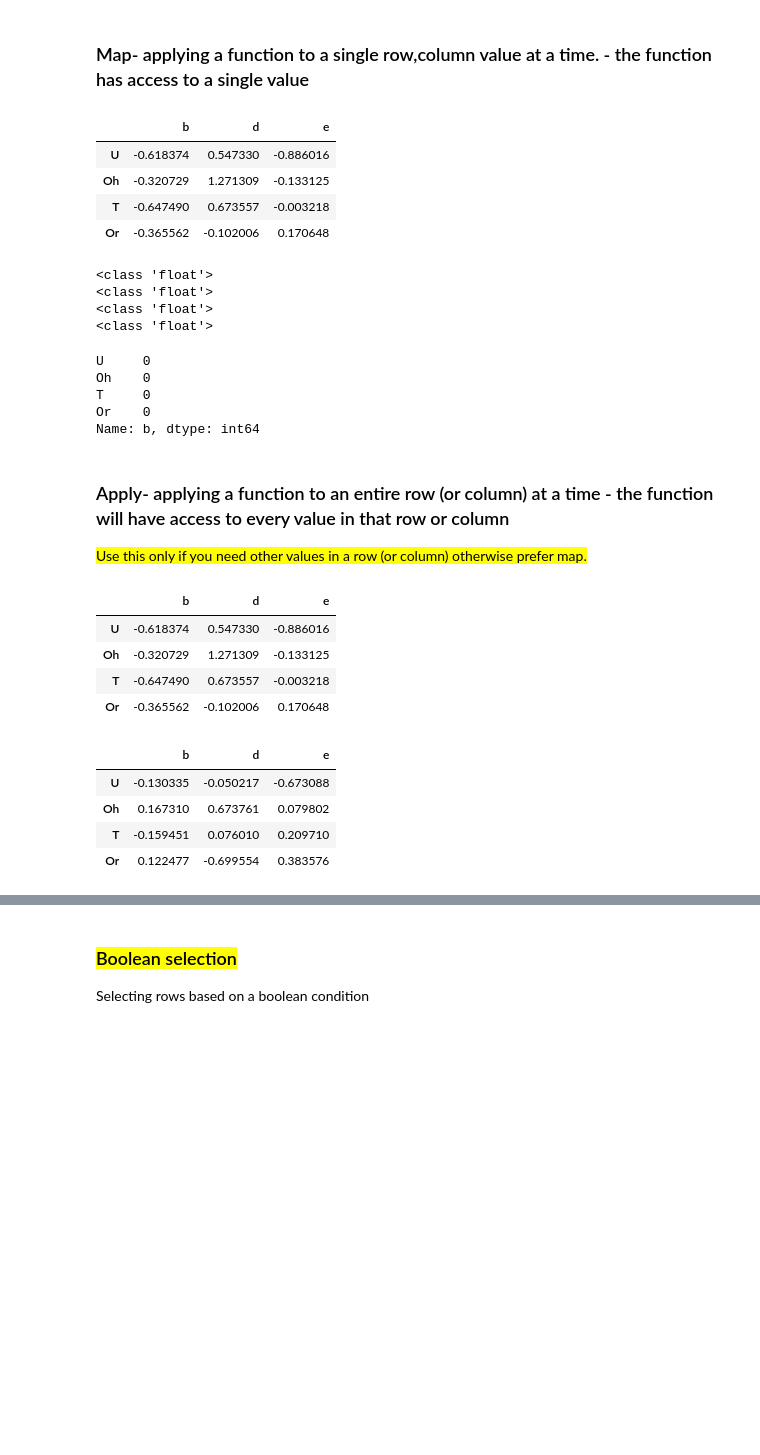
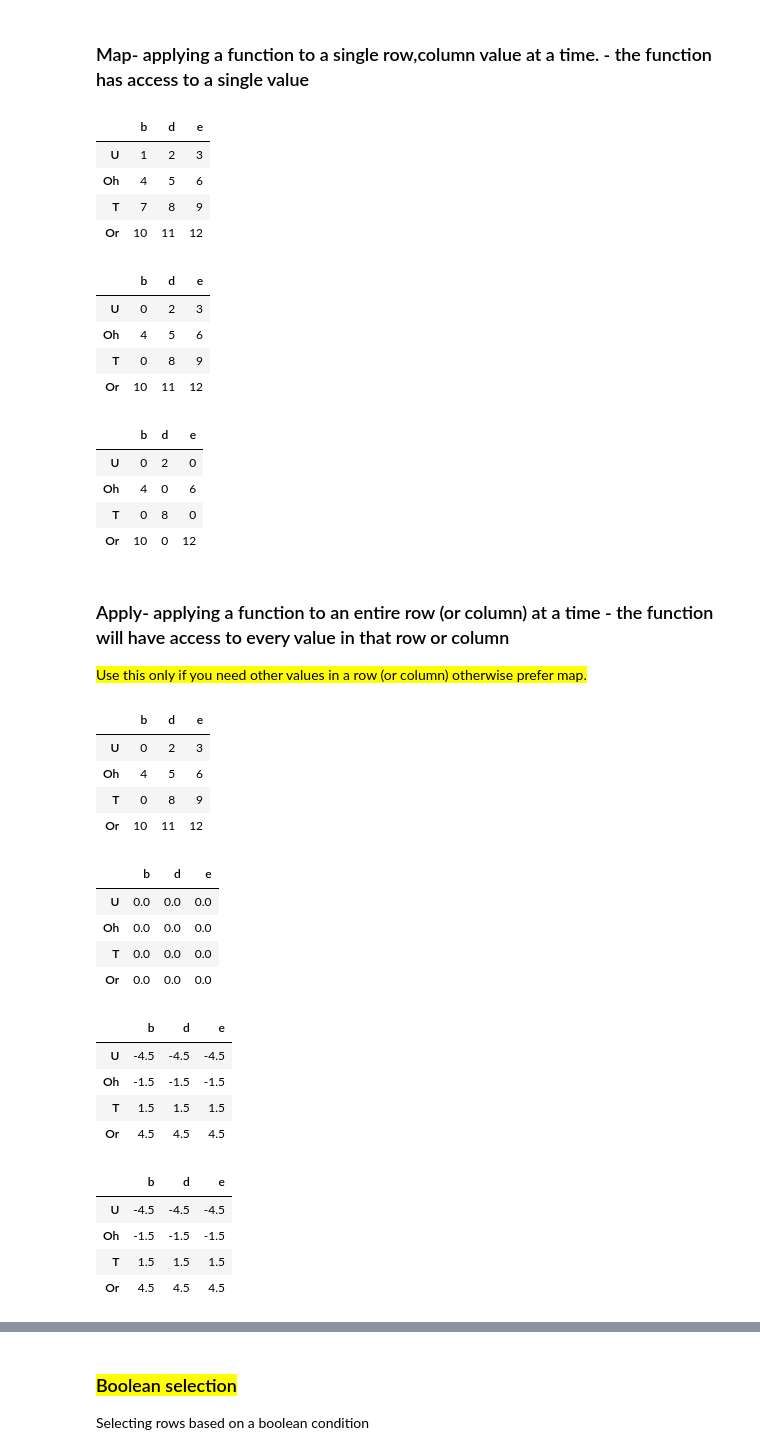
Before and after one commit to CNUClasses/DATA301_CODE, a Jupyter notebook: week_2/22_review_chapter_5.ipynb, the cells around one changed output, grey strips where cells are left out. Saved outputs shown, nothing was run; the diff lists cells and outputs as text; code cells hidden in the pictures; blank space fills up the shorter version.

```diff
--- a/week_2/22_review_chapter_5.ipynb
+++ b/week_2/22_review_chapter_5.ipynb
@@ -196,7 +187,7 @@ dtype: int64
 A 2 dimensional array
 # %%
 # create a dataframe
-df = pd.DataFrame(np.random.randn(4,3), columns = list('bde'), index = ['U','Oh','T','Or'])
+df = pd.DataFrame(np.arange(1,13).reshape(4,3), columns = list('bde'), index = ['U','Oh','T','Or'])
 df
 # %% [output]
 |  | b | d | e |
@@ -265,30 +266,35 @@ dfm=df.copy()
 dfm
 # %% [output]
 |  | b | d | e |
-| U | -0.618374 | 0.547330 | -0.886016 |
-| Oh | -0.320729 | 1.271309 | -0.133125 |
-| T | -0.647490 | 0.673557 | -0.003218 |
-| Or | -0.365562 | -0.102006 | 0.170648 |
+| U | 1 | 2 | 3 |
+| Oh | 4 | 5 | 6 |
+| T | 7 | 8 | 9 |
+| Or | 10 | 11 | 12 |
 # %%
 #manipulate it
-f=lambda x: x if (x>0.0) else 0
+f=lambda x: x if (x%2==0) else 0
 
 def fun(x):
     print(type(x))
     return x if (x>0.0) else 0
 
-# df.b.map(f)  #df.b is a series, apply lambda to each value
-dfm.b.map(fun)
+dfm.b=dfm.b.map(f)  #df.b is a series, apply lambda to each value
+dfm
+# dfm.b.map(fun)
+
+dfm=dfm.map(f)  #map lambda to each value in dfm
+dfm
 # %% [output]
-<class 'float'>
-<class 'float'>
-<class 'float'>
-<class 'float'>
-U     0
-Oh    0
-T     0
-Or    0
-Name: b, dtype: int64
+|  | b | d | e |
+| U | 0 | 2 | 3 |
+| Oh | 4 | 5 | 6 |
+| T | 0 | 8 | 9 |
+| Or | 10 | 11 | 12 |
+|  | b | d | e |
+| U | 0 | 2 | 0 |
+| Oh | 4 | 0 | 6 |
+| T | 0 | 8 | 0 |
+| Or | 10 | 0 | 12 |
 # %% [markdown]
 ### Apply- applying a function to an entire row (or column) at a time - the function will have access to every value in that row or column
 
@@ -297,20 +303,37 @@ Name: b, dtype: int64
 dfm
 # %% [output]
 |  | b | d | e |
-| U | -0.618374 | 0.547330 | -0.886016 |
-| Oh | -0.320729 | 1.271309 | -0.133125 |
-| T | -0.647490 | 0.673557 | -0.003218 |
-| Or | -0.365562 | -0.102006 | 0.170648 |
+| U | 0 | 2 | 3 |
+| Oh | 4 | 5 | 6 |
+| T | 0 | 8 | 9 |
+| Or | 10 | 11 | 12 |
 # %%
 def fun1(ser):
     # print(type(ser))
     return ser-ser.mean()
-# dfm.apply(fun1,axis=1)  ##normalize each row
-dfm.apply(fun1,axis=0)  ##normalize each column
+dfm.apply(fun1,axis=1)  ##normalize each row
+# dfm.apply(fun1,axis=0)  ##normalize each column
+
+#and but original dfm is unchanged
+dfm
+
+#change to dfm stick below
+dfm=dfm.apply(fun1,axis=0)
+dfm
 # %% [output]
 |  | b | d | e |
-| U | -0.130335 | -0.050217 | -0.673088 |
-| Oh | 0.167310 | 0.673761 | 0.079802 |
-| T | -0.159451 | 0.076010 | 0.209710 |
-| Or | 0.122477 | -0.699554 | 0.383576 |
+| U | 0.0 | 0.0 | 0.0 |
+| Oh | 0.0 | 0.0 | 0.0 |
+| T | 0.0 | 0.0 | 0.0 |
+| Or | 0.0 | 0.0 | 0.0 |
+|  | b | d | e |
+| U | -4.5 | -4.5 | -4.5 |
+| Oh | -1.5 | -1.5 | -1.5 |
+| T | 1.5 | 1.5 | 1.5 |
+| Or | 4.5 | 4.5 | 4.5 |
+|  | b | d | e |
+| U | -4.5 | -4.5 | -4.5 |
+| Oh | -1.5 | -1.5 | -1.5 |
+| T | 1.5 | 1.5 | 1.5 |
+| Or | 4.5 | 4.5 | 4.5 |
 # %%
```
Also changed, not shown: parts of 27 cells of this notebook.
